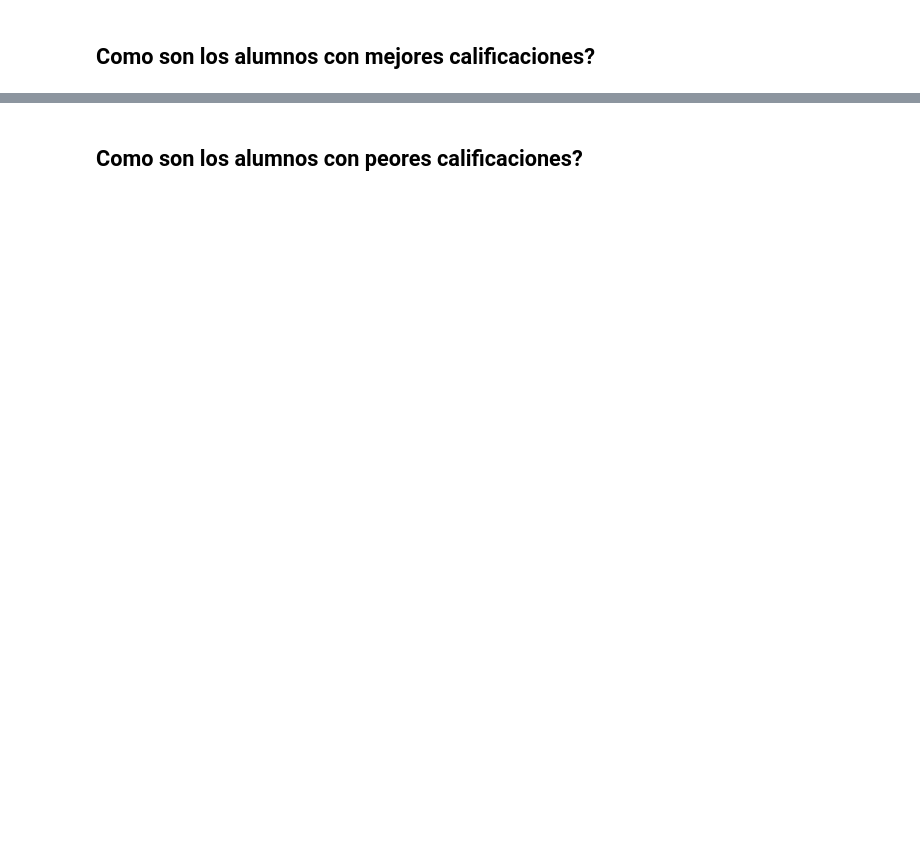
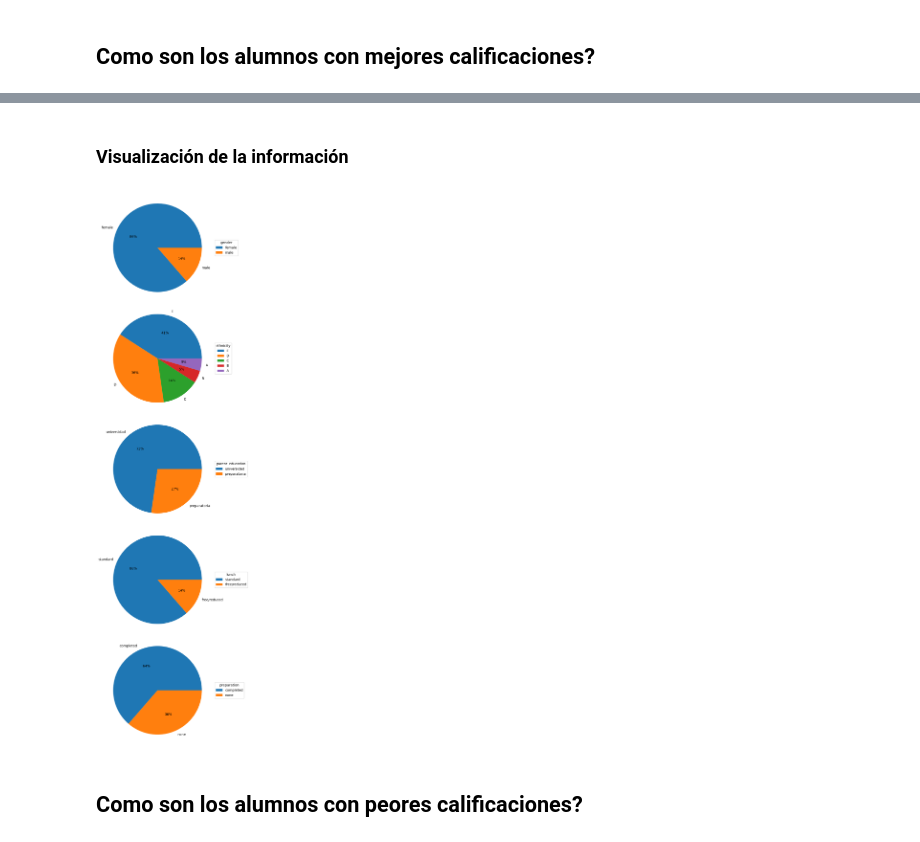
Before and after one commit to MarioChvx/ciencia_de_datos_PAMBAZO, a Jupyter notebook: proyectos/unidad1/proyecto_eda/EDA_Students_performance.ipynb, the cells around one changed output, grey strips where cells are left out. Drawn from its saved outputs; the diff is of its cells as text; code cells hidden in the pictures; blank space fills up the shorter version.

```diff
--- a/proyectos/unidad1/proyecto_eda/EDA_Students_performance.ipynb
+++ b/proyectos/unidad1/proyecto_eda/EDA_Students_performance.ipynb
@@ -363,3 +370,21 @@ plt.show()
 Solo las **calificaciones** tienen una **correlación** fuerte entre ellas
 # %% [markdown]
 # ¿Podría dar una hipótesis que describa las razones del buen o mal rendimiento de los alumnos en las materias de matemáticas, lectura y escritura?
+# %%
+def pandas_pie(data: pd.DataFrame):
+    categories = list(data.select_dtypes(include= 'object'))
+    fig, ax = plt.subplots(len(categories), 1, figsize= (20, 30))
+    num_rows = data.shape[0]
+    for i, cat in enumerate(categories):
+        counts = data[cat].value_counts().reset_index()
+        labels = list(counts['index'])
+        nums = np.array(counts[cat]) / num_rows
+        wedges, texts, autotexts = ax[i].pie(nums, labels= labels, autopct='%.0f%%')
+        ax[i].legend(wedges, labels,
+            title= cat,
+            loc="center left",
+            bbox_to_anchor=(1, 0, 0.5, 1)
+        )
+        ax[i].set_xticklabels([])
+        ax[i].set_yticklabels([])
+    fig.subplots_adjust(wspace=0, hspace=0)
@@ -365,0 +393,19 @@ Solo las **calificaciones** tienen una **correlación** fuerte entre ellas
+# %%
+df_mean = (
+    df
+    .assign(
+        mean = lambda df: (df.math_score + df.reading_score + df.writing_score) / 3
+    )
+    .assign(
+        parent_education = lambda df: df.parent_education.replace(
+            list(df.parent_education.unique()),
+            ['universidad', 'preparatoria', 'universidad', 'universidad', 'preparatoria', 'preparatoria']
+        )
+    )
+    .sort_values(by= ['mean'], ascending= False)
+    .drop(
+        list(df.filter(regex= '.*_score').columns),
+        axis= 1
+    )
+)
+df_mean.head()
@@ -367,0 +423,3 @@ Solo las **calificaciones** tienen una **correlación** fuerte entre ellas
+# %%
+df_mejores = df_mean.loc[df_mean['mean'] > 95]
+df_mejores.head()
@@ -368,2 +433,8 @@ Solo las **calificaciones** tienen una **correlación** fuerte entre ellas
+# %% [markdown]
+### Visualización de la información
+# %%
+pandas_pie(df_mejores)
+# %% [output]
+[figure, added]
 # %% [markdown]
 ## Como son los alumnos con peores calificaciones?
```
Also changed, not shown: parts of 12 cells of this notebook.
